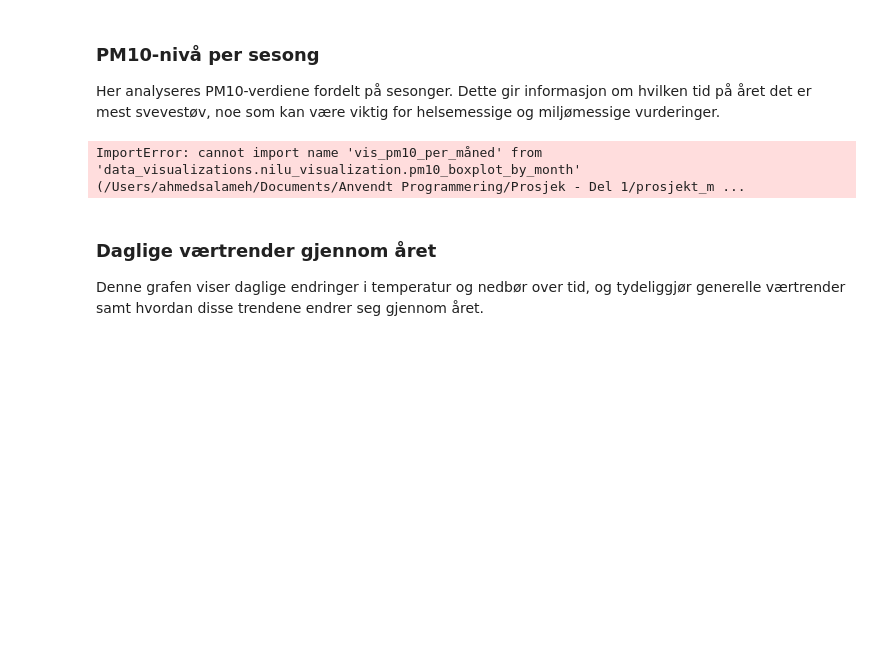
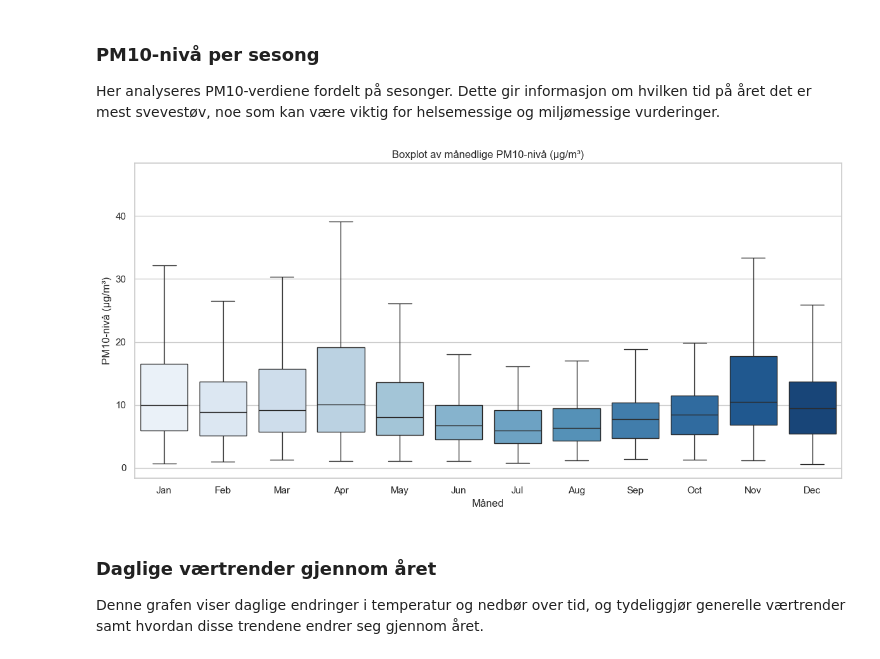
Before and after one commit to andsamfu/prosjekt_miljodataanalyse, a Jupyter notebook: notebooks/02_data_analysis_and_visualisation.ipynb, the cells around one changed output. Drawn from its saved outputs; the diff is of its cells as text; code cells hidden in the pictures; blank space fills up the shorter version.

```diff
--- a/notebooks/02_data_analysis_and_visualisation.ipynb
+++ b/notebooks/02_data_analysis_and_visualisation.ipynb
@@ -94,11 +96,12 @@ ImportError: cannot import name 'vis_no2_per_måned' from 'data_visualizations.n
 
 Her analyseres PM10-verdiene fordelt på sesonger. Dette gir informasjon om hvilken tid på året det er mest svevestøv, noe som kan være viktig for helsemessige og miljømessige vurderinger.
 # %%
-from data_visualizations.nilu_visualization.pm10_boxplot_by_month import vis_pm10_per_måned
 
-vis_pm10_per_måned("../data/clean/cleaned_data_nilu.json")
+from pm10_boxplot_by_month import vis_pm10_per_måned
+
+vis_pm10_per_måned(json_data_path)
 # %% [output]
-ImportError: cannot import name 'vis_pm10_per_måned' from 'data_visualizations.nilu_visualization.pm10_boxplot_by_month' (/Users/ahmedsalameh/Documents/Anvendt Programmering/Prosjek - Del 1/prosjekt_m ...
+[figure, added]
 # %% [markdown]
 ### Daglige værtrender gjennom året
 
```
Also changed, not shown: parts of 14 cells of this notebook.
